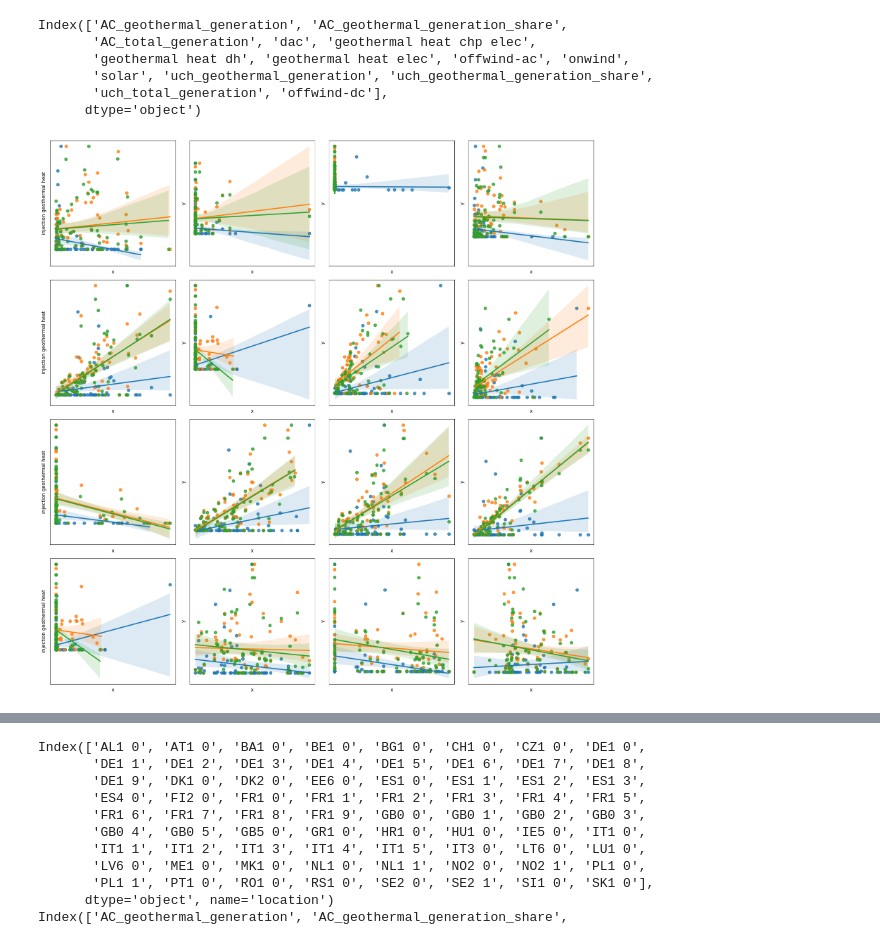
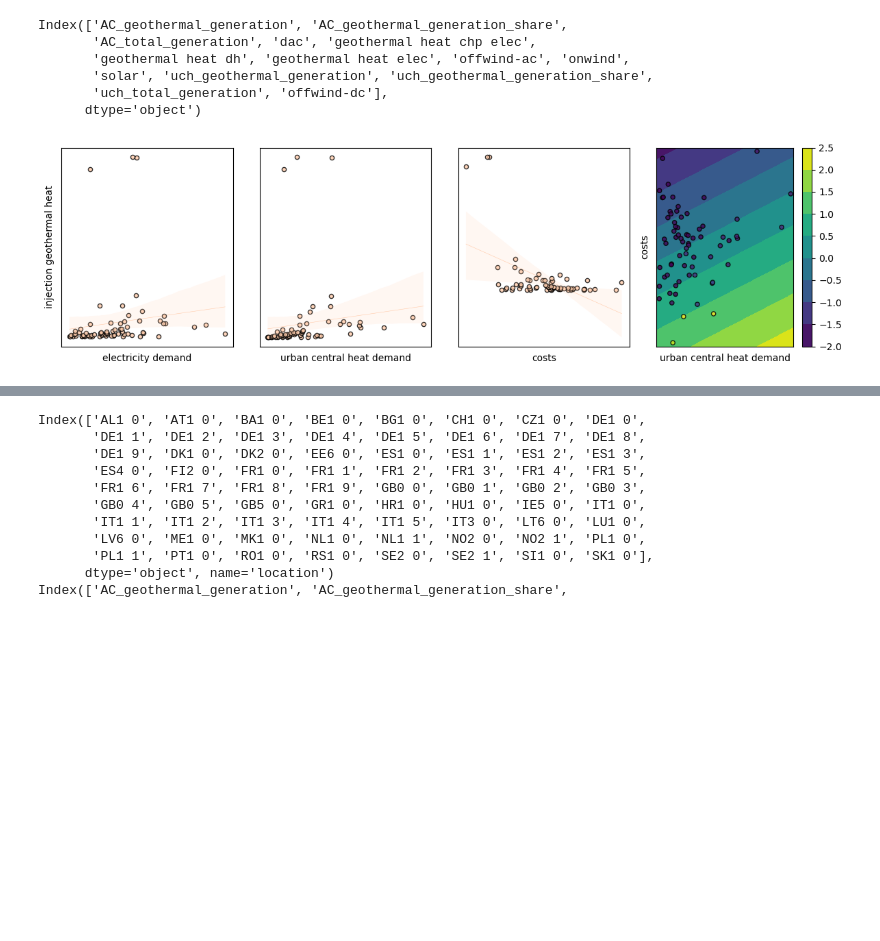
Before and after one commit to LukasFrankenQ/egs_market_integration, a Jupyter notebook: notebooks/plot_correlation.ipynb, the cells around one changed output, grey strips where cells are left out. Cells and saved outputs as stored; diff of their text form; code cells hidden in the pictures; blank space fills up the shorter version.

Commit message:
added sick correlation plot

```diff
--- a/notebooks/plot_correlation.ipynb
+++ b/notebooks/plot_correlation.ipynb
@@ -62,6 +62,12 @@ Index(['AC_geothermal_generation', 'AC_geothermal_generation_share',
        'solar', 'uch_geothermal_generation', 'uch_geothermal_generation_share',
        'uch_total_generation', 'offwind-dc'],
       dtype='object')
+# %%
+def get_costs(year):
+    fn = root.parent / "egs_costs_s_72_{}.csv".format(year)
+    costs = pd.read_csv(fn).set_index("name")["capex_mean"]
+
+    return costs
 # %%
 from sklearn.preprocessing import StandardScaler, MinMaxScaler
 
@@ -92,16 +98,16 @@ def match_index(df, name):
 
 
 years = {
-    "dh": "2035",
-    "chp": "2035",
-    "elec": "2045",
+    "dh": "2045",
+    "chp": "2050",
+    "elec": "2050",
 }
 
 import seaborn as sns
 
-fig, axs = plt.subplots(4, 4, figsize=(16, 16))
+fig, axs = plt.subplots(1, 4, figsize=(12, 3.5))
 
-for i, mode in enumerate(["elec", "dh", "chp"]):
+for i, mode in enumerate(["chp", "elec", "dh"][:1]):
 
     data = pd.DataFrame(index=geo.index.get_level_values(0).unique())
 
@@ -125,35 +131,107 @@ for i, mode in enumerate(["elec", "dh", "chp"]):
     data = data.fillna(0)
 
     # scatter_kwarg = {
     #     "s": 20,
     #     "alpha": 0.5,
     #     "edgecolor": "k"
     # }
     # data = pd.DataFrame(scaler().fit_transform(data), columns=data.columns, index=data.index)
 
+    data["total cp"] = data["onwind cp"] * data["solar cp"]
+
+    data["costs"] = get_costs(years[mode])
+
     if mode != "elec":
         data = data.sort_values(by="injection geothermal heat", ascending=True).iloc[:-1]
 
     y = MinMaxScaler().fit_transform(data[["injection geothermal heat"]])
     X = data.drop(columns=["injection geothermal heat"])
 
-    for col, ax in zip(X.columns, axs.flatten()):
+    # chosen = ["electricity demand", "urban central heat demand", "onwind cp", "solar cp"]
+    chosen = ["electricity demand", "urban central heat demand", "costs"]
+    control_for = ["urban central heat demand", "electricity demand"]
+
+    # for col, ax in zip(X.columns, axs.flatten()):
+    for i, (col, ax) in enumerate(zip(chosen, axs)):
         # ax.scatter(data[col], y.flatten(), color=colors[mode], s=20, alpha=0.8, edgecolor="k", label=col)
         # ax.legend()
         ax.set_xlabel(col)
         # ax.set_ylim(-0.05, 1.05, 2.5)
 
         d = pd.DataFrame({'y': y.flatten(), 'x': data[col].values})
-        sns.regplot(data=d, x='x', y='y', ax=ax)
 
+        '''
+        if i >= 2 and mode != "elec":
+            from sklearn.linear_model import LinearRegression
+            model = LinearRegression().fit(data[control_for], y)
+
+            d["y"] = d["y"].values - model.predict(data[control_for]).flatten()
+            d["y"] = d["y"] / d["y"].max()
+        '''
+
+        pdata = d.loc[d["y"] > 0.]
+
+        sns.regplot(
+            data=pdata, x='x', y='y', ax=ax, color=colors[mode],
+            line_kws={"linewidth": 0.4, "zorder": 0},
+            scatter_kws={"s": 20, "alpha": 0.8, "edgecolor": "k"}
+            )
+
+        ax.set_xlabel(col)
         ax.set_xticks([])
         ax.set_yticks([])
 
 
-for ax in axs[:,0]: ax.set_ylabel("injection geothermal heat")
-for ax in axs.flatten(): ax.grid(True, linestyle="--", alpha=0.5)
+
+    #################################3
+
+    scaler = StandardScaler()
+
+    data = data.loc[~data["costs"].isna()]
+    X = scaler.fit_transform(data[["urban central heat demand", "costs"]].values)
+    y = StandardScaler().fit_transform(data[["injection geothermal heat"]])
+
+    from sklearn.gaussian_process import GaussianProcessRegressor
+    from sklearn.gaussian_process.kernels import RBF
+
+    bounds = 1e-2
+    # kernel = 1 * RBF(length_scale=1, length_scale_bounds=(bounds, bounds))
+    kernel = 1 * RBF(length_scale=0.5)
+    model = GaussianProcessRegressor(kernel=kernel, n_restarts_optimizer=9)
+
+    from sklearn.linear_model import LinearRegression
+    model = LinearRegression()
+
+    # scaler = StandardScaler()
+    # X = scaler.fit_transform(X)
+
+    model.fit(X, y)
+
+    buffer = 0.1
+    mesh_x, mesh_y = np.meshgrid(
+        np.linspace(X[:,0].min() - buffer, X[:,0].max() + buffer, 50),
+        np.linspace(X[:,1].min() - buffer, X[:,1].max() + buffer, 50),
+    )
+    X_plot = np.vstack((mesh_x.flatten(), mesh_y.flatten())).T
+
+    y_plot = model.predict(X_plot).flatten()
+    # y_plot = np.maximum(0., y_plot)
+
+    cbar = axs[3].contourf(mesh_x, mesh_y, y_plot.reshape(mesh_x.shape), cmap="viridis")
+    fig.colorbar(cbar)
+    axs[3].set_xticks([])
+    axs[3].set_yticks([])
+    axs[3].scatter(X[:,0], X[:,1], c=y.flatten(), cmap="viridis", edgecolor="k", s=20, alpha=0.8)
+    axs[3].set_ylabel("costs")
+    axs[3].set_xlabel("urban central heat demand")
+    ##############################
+
+
+axs[0].set_ylabel("injection geothermal heat")
+for ax in axs[1:3]: ax.set_ylabel("")
+for ax in axs[:3]: ax.grid(True, linestyle="--", alpha=0.5)
 
 plt.tight_layout()
 plt.show()
 # %% [output]
-[figure, old version]
+[figure, new version]
```
Also changed, not shown: parts of 3 cells of this notebook, 1 other file.
